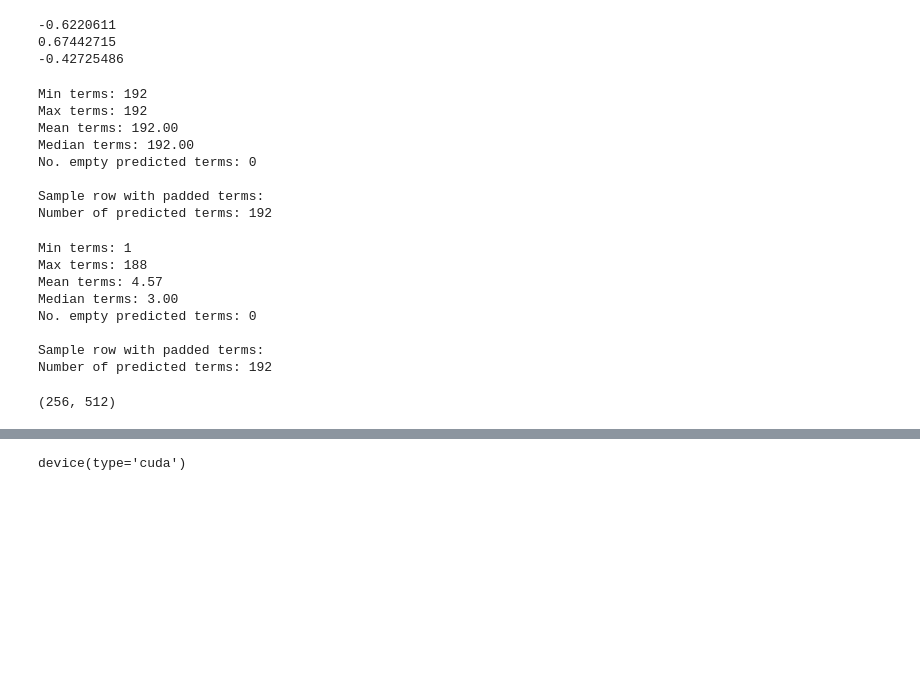
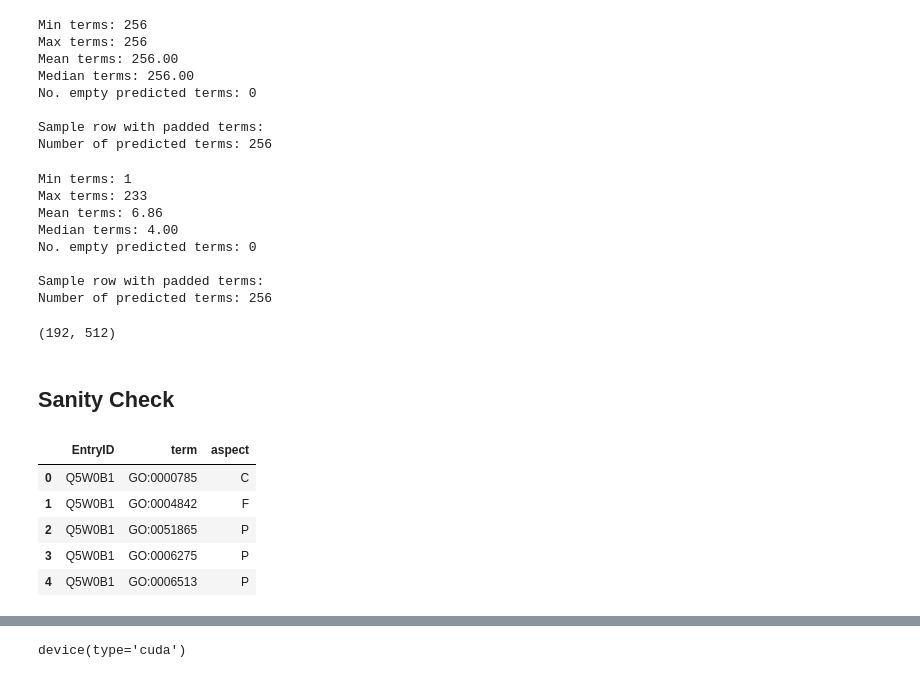
Before and after one commit to tnshp/CAFA6_embeds_model, a Jupyter notebook: test_dataset.ipynb, the cells around one changed output, grey strips where cells are left out. Cells and saved outputs as stored; diff of their text form; code cells hidden in the pictures; blank space fills up the shorter version.

```diff
--- a/test_dataset.ipynb
+++ b/test_dataset.ipynb
@@ -166,6 +166,6 @@ data_paths = {
     'features_ids_path':    '/mnt/d/ML/Kaggle/CAFA6-new/Dataset/esm_t33_650M/train_ids.npy',
     'go_embeds_paths':      '/mnt/d/ML/Kaggle/CAFA6-new/uniprot/go_embeddings.pkl'
 }
-data = prepare_data(data_paths, max_terms=192, aspect='P')
+data = prepare_data(data_paths, max_terms=256, aspect=None)
 # %% [output]
 Padding terms_predicted with GO graph neighbors...
@@ -188,15 +186,11 @@ print(num_weak)
 # %%
-embed1 = data['go_embeds']['GO:0000001'] #P
-embed2 = data['go_embeds']['GO:0000006'] #F
+# embed1 = data['go_embeds']['GO:0000001'] #P
+# embed2 = data['go_embeds']['GO:0000006'] #F
 
-embed3 = data['go_embeds']['GO:0000785'] #C
-print(np.dot(embed1, embed2))
-print(np.dot(embed2, embed3))
-print(np.dot(embed1, embed3))
+# embed3 = data['go_embeds']['GO:0000785'] #C
+# print(np.dot(embed1, embed2))
+# print(np.dot(embed2, embed3))
+# print(np.dot(embed1, embed3))
-# %% [output]
--0.6220611
-0.67442715
--0.42725486
 # %%
 # Check the distribution of terms_predicted lengths after padding
 term_lengths = data['seq_2_terms']['terms_predicted'].apply(len)
@@ -208,14 +202,14 @@ print(f"No. empty predicted terms: {(term_lengths == 0).sum()}")
 print(f"\nSample row with padded terms:")
 print(f"Number of predicted terms: {len(data['seq_2_terms'].iloc[0]['terms_predicted'])}")
 # %% [output]
-Min terms: 192
-Max terms: 192
-Mean terms: 192.00
-Median terms: 192.00
+Min terms: 256
+Max terms: 256
+Mean terms: 256.00
+Median terms: 256.00
 No. empty predicted terms: 0
 
 Sample row with padded terms:
-Number of predicted terms: 192
+Number of predicted terms: 256
 # %%
 # Check the distribution of terms_predicted lengths after padding
 term_lengths = data['seq_2_terms']['terms_true'].apply(len)
@@ -228,13 +222,13 @@ print(f"\nSample row with padded terms:")
 print(f"Number of predicted terms: {len(data['seq_2_terms'].iloc[0]['terms_predicted'])}")
 # %% [output]
 Min terms: 1
-Max terms: 188
-Mean terms: 4.57
-Median terms: 3.00
+Max terms: 233
+Mean terms: 6.86
+Median terms: 4.00
 No. empty predicted terms: 0
 
 Sample row with padded terms:
-Number of predicted terms: 192
+Number of predicted terms: 256
 # %%
 row = data['seq_2_terms'].iloc[0]
 
@@ -243,4 +237,15 @@ feature_embed = data['features_embeds'][row['qseqid']]
 go_embeds = np.array([data['go_embeds'][go_id] for go_id in row['terms_predicted']])
 go_embeds.shape
 # %% [output]
-(256, 512)
+(192, 512)
+# %% [markdown]
+## Sanity Check
+# %%
+data['train_terms'].head()
+# %% [output]
+|  | EntryID | term | aspect |
+| 0 | Q5W0B1 | GO:0000785 | C |
+| 1 | Q5W0B1 | GO:0004842 | F |
+| 2 | Q5W0B1 | GO:0051865 | P |
+| 3 | Q5W0B1 | GO:0006275 | P |
+| 4 | Q5W0B1 | GO:0006513 | P |
```
Also changed, not shown: parts of 26 cells of this notebook, 2 other files.
